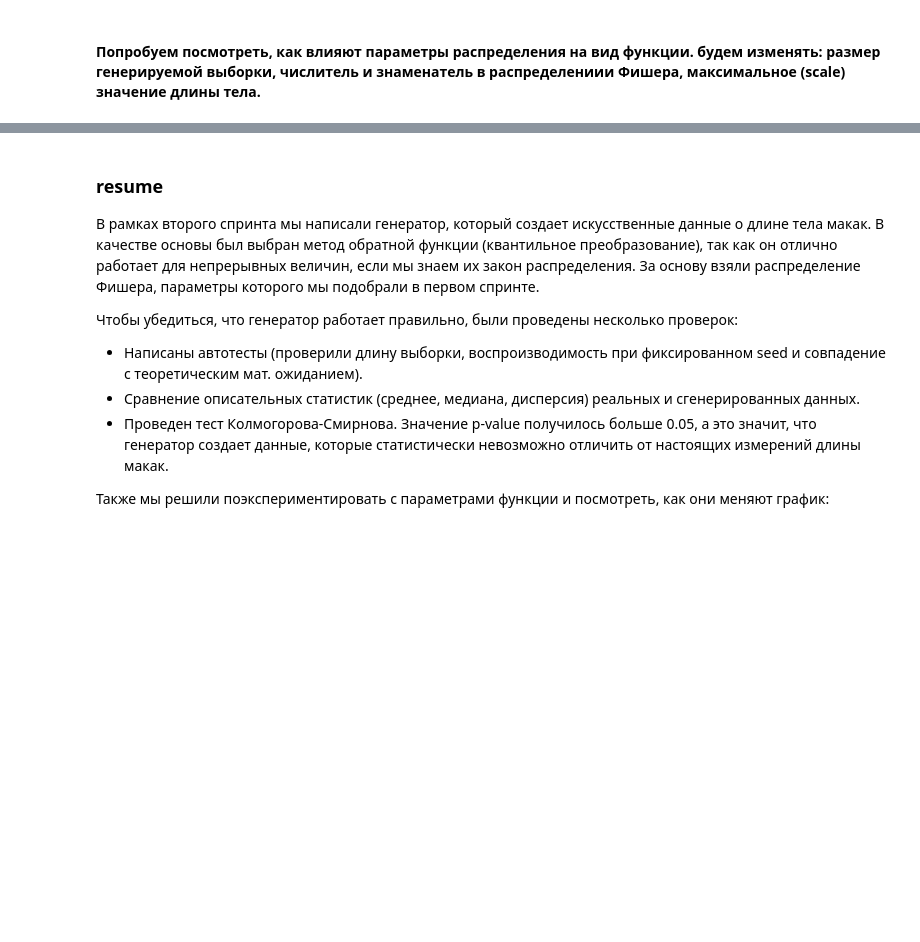
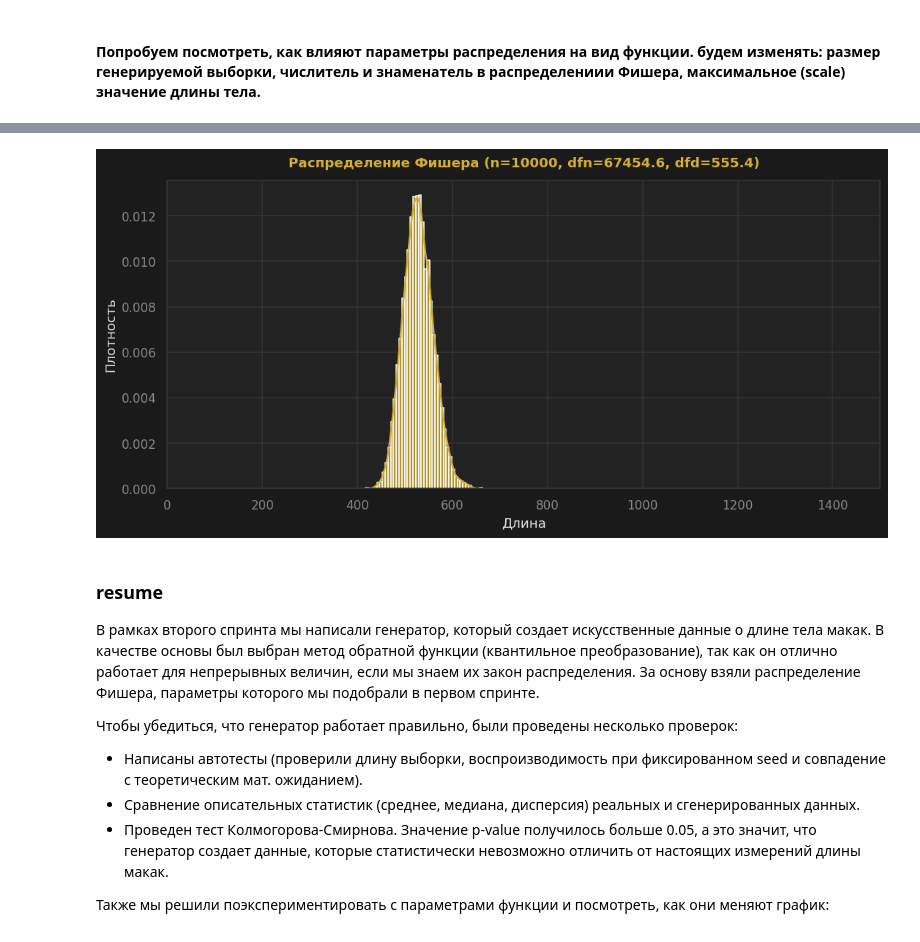
Before and after one commit to XeroX-cat/1Laba, a Jupyter notebook: 1Laba_sprint2.ipynb, the cells around one changed output, grey strips where cells are left out. Saved outputs shown, nothing was run; the diff lists cells and outputs as text; code cells hidden in the pictures; blank space fills up the shorter version.

```diff
--- a/1Laba_sprint2.ipynb
+++ b/1Laba_sprint2.ipynb
@@ -372,3 +251,53 @@ VBox(children=(SelectionSlider(continuous_update=False, description='n:', layout
+# %%
+import numpy as np
+import pandas as pd
+import scipy.stats as stats
+import matplotlib.pyplot as plt
+import seaborn as sns
+
+# Настройка стиля
+sns.set_theme(context="notebook", style="whitegrid")
+plt.rcParams.update({
+    "figure.facecolor": "#1a1a1a",
+    "axes.facecolor": "#222222",
+    "axes.edgecolor": "#333333",
+    "axes.labelcolor": "#e0e0e0",
+    "text.color": "#e0e0e0",
+    "xtick.color": "#888888",
+    "ytick.color": "#888888",
+    "grid.color": "#333333",
+    "font.family": "sans-serif",
+})
+
+# Загрузка данных (если toque еще нет)
+# toque = pd.read_excel("Макаки.xlsx")
+
+b_length = pd.to_numeric(
+    toque["C-R curved"].astype(str).str.replace(",", ".", regex=False),
+    errors="coerce"
+)
+b_length = b_length.to_numpy(dtype=float)
+b_length = b_length[np.isfinite(b_length) & (b_length > 0)]
+
+# Подбор параметров
+real_dfn, real_dfd, _, real_scale = stats.f.fit(b_length, floc=0)
+
+# Генерация
+n = 10000
+data = stats.f.rvs(dfn=real_dfn, dfd=real_dfd, loc=0, scale=real_scale, size=n, random_state=42)
+
+# Построение графика
+fig, ax = plt.subplots(figsize=(10, 5))
+sns.histplot(data, bins=50, stat="density", color="#d4af37", alpha=0.8, kde=True, ax=ax)
+ax.set_xlim(0, 1500) # Фиксируем ось, чтобы график был красивым
+ax.set_title(f"Распределение Фишера (n={n}, dfn={real_dfn:.1f}, dfd={real_dfd:.1f})", color="#d4af37")
+ax.set_xlabel("Длина")
+ax.set_ylabel("Плотность")
+
+plt.tight_layout()
+plt.show()
+# %% [output]
+[figure, added]
 # %% [markdown]
 ### resume
 
```
Also changed, not shown: parts of 2 cells of this notebook.
